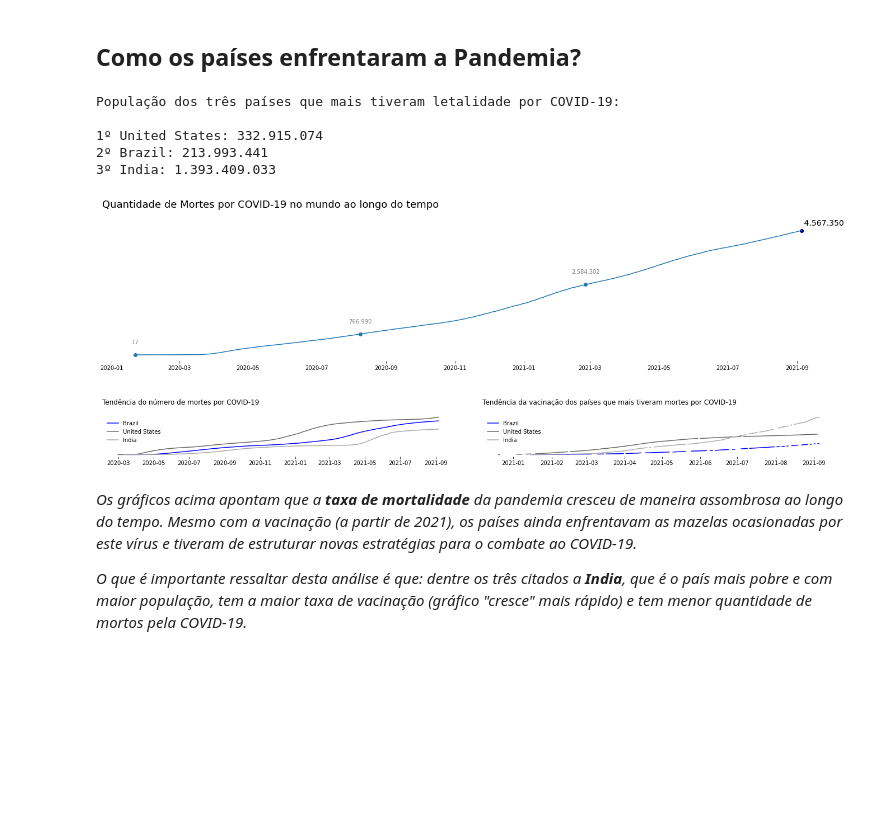
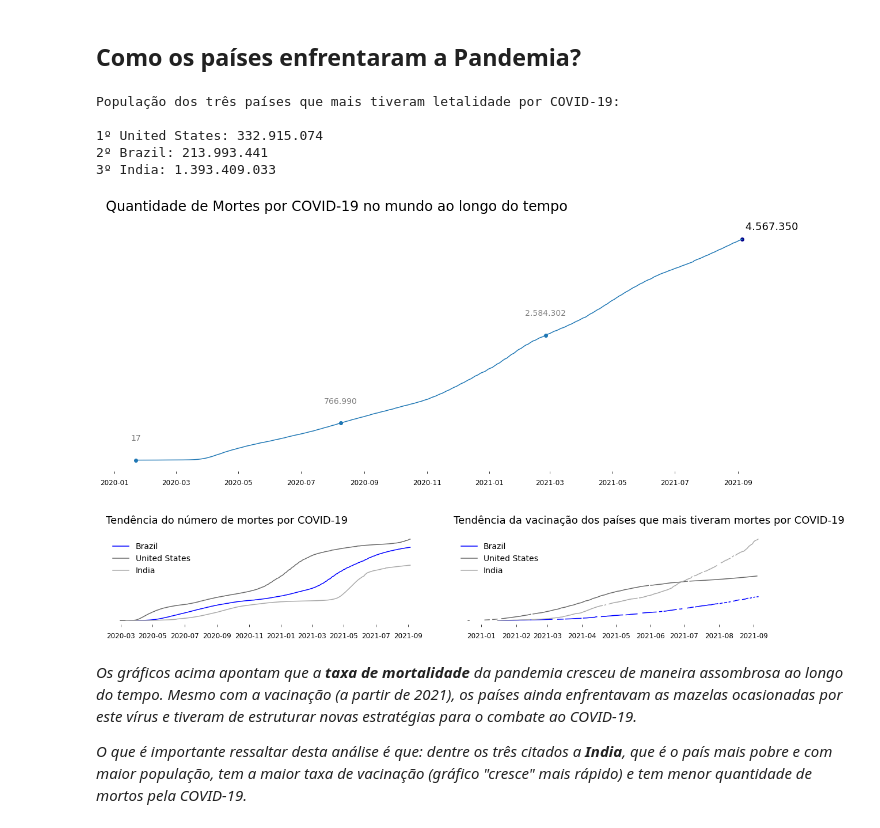
Before and after one commit to FerrazThales/Analysis_COVID_19, a Jupyter notebook: Panorama_da_COVID_19.ipynb, the cells around one changed output. Drawn from its saved outputs; the diff is of its cells as text; code cells hidden in the pictures; blank space fills up the shorter version.

```diff
--- a/Panorama_da_COVID_19.ipynb
+++ b/Panorama_da_COVID_19.ipynb
@@ -412,7 +417,7 @@ plt.tight_layout(pad=5.0);
 # %%
 #criando o figure e o ax no matplotlib e colocando-os em seus respectivos lugares
 gridsize=(3,2)
-fig = plt.figure(figsize=(20,8))
+fig = plt.figure(figsize=(20,12))
 
 #o ax1 irá ocupar o equivalente a 2 colunas e 2 linhas
 ax1 = plt.subplot2grid(gridsize, (0, 0), colspan=2, rowspan=2)
@@ -423,7 +428,8 @@ ax3 = plt.subplot2grid(gridsize, (2, 1))
 ax1.set_frame_on(False)
 ax1.yaxis.set_major_formatter(ticker.FormatStrFormatter('%d'))
 ax1.plot(df_covid.loc[df_covid.location == 'World','total_deaths']);
-ax1.set_title('Quantidade de Mortes por COVID-19 no mundo ao longo do tempo',loc='left',pad=30,fontdict={'fontsize':18})
+ax1.set_title('Quantidade de Mortes por COVID-19 no mundo ao longo do tempo',loc='left',pad=30,fontdict={'fontsize':24})
+ax1.tick_params(axis='x',labelsize=12,pad=10)
 
 #retirando o eixo y
 ax1.get_yaxis().set_visible(False)
@@ -436,51 +442,53 @@ ultimo_ponto = df_covid[df_covid.location == 'World'][['total_deaths','populatio
 ax1.scatter(pontos.index,pontos.values)
 
 for i in range(len(pontos.index)):
-      ax1.text(pontos.index[i],pontos.values[i] + 400000,'{:,}'.format(int(pontos.values[i])).replace(',','.'),ha='center',fontsize=10,color='grey')
+      ax1.text(pontos.index[i],pontos.values[i] + 400000,'{:,}'.format(int(pontos.values[i])).replace(',','.'),ha='center',fontsize=14,color='grey')
 
 
 ax1.scatter(ultimo_ponto.index,ultimo_ponto['total_deaths'],color='darkblue')
-ax1.text(ultimo_ponto.index,ultimo_ponto['total_deaths']+200000,s=' {:,}'.format(int(ultimo_ponto['total_deaths'][0])).replace(',','.'),fontsize=14)
+ax1.text(ultimo_ponto.index,ultimo_ponto['total_deaths']+200000,s=' {:,}'.format(int(ultimo_ponto['total_deaths'][0])).replace(',','.'),fontsize=18)
 
 
 #segundo gráfico
 ax2.set_frame_on(False)
-ax2.set_title('Tendência do número de mortes por COVID-19',loc='left',pad=20)
+ax2.set_title('Tendência do número de mortes por COVID-19',loc='left',pad=20,fontdict={'fontsize':18})
 ax2.plot(df_covid.loc[df_covid.location =='Brazil','total_deaths'],color='blue');
 ax2.plot(df_covid.loc[df_covid.location =='United States','total_deaths'],color='dimgrey');
 ax2.plot(df_covid.loc[df_covid.location =='India','total_deaths'],color='darkgrey');
-ax2.legend(['Brazil','United States','India'],frameon=False)
+ax2.legend(['Brazil','United States','India'],frameon=False,fontsize=14)
+ax2.tick_params(axis='x',labelsize=12,pad=10)
 
 #retirando o eixo y
 ax2.get_yaxis().set_visible(False)
 
 #terceiro gráfico
 ax3.set_frame_on(False)
 ax3.yaxis.set_major_formatter(ticker.FormatStrFormatter('%d'))
-ax3.set_title('Tendência da vacinação dos países que mais tiveram mortes por COVID-19',loc='left',pad=20)
+ax3.set_title('Tendência da vacinação dos países que mais tiveram mortes por COVID-19',loc='left',pad=20,fontdict={'fontsize':18})
 ax3.plot(df_covid.loc[df_covid.location =='Brazil','total_vaccinations'],color='blue');
 ax3.plot(df_covid.loc[df_covid.location =='United States','total_vaccinations'],color='dimgrey');
 ax3.plot(df_covid.loc[df_covid.location =='India','total_vaccinations'],color='darkgrey');
-ax3.legend(['Brazil','United States','India'],loc='upper left',frameon=False)
+ax3.legend(['Brazil','United States','India'],loc='upper left',frameon=False,fontsize=14)
+ax3.tick_params(axis='x',labelsize=12,pad=10)
 
 #retirando o eixo y
 ax3.get_yaxis().set_visible(False)
 
 #plotando os gráficos
 plt.tight_layout(pad=5.0);
 
 #População dos três países que mais tiveram letaldiade por covid-19:
 print('População dos três países que mais tiveram letalidade por COVID-19:\n')
 print('1º United States: {:,}'.format(int(df_covid.loc[df_covid.location =='United States']['population'][0])).replace(',','.'))
 print('2º Brazil: {:,}'.format(int(df_covid.loc[df_covid.location =='Brazil']['population'][0])).replace(',','.'))
 print('3º India: {:,}\n'.format(int(df_covid.loc[df_covid.location =='India']['population'][0])).replace(',','.'))
 # %% [output]
 População dos três países que mais tiveram letalidade por COVID-19:
 
 1º United States: 332.915.074
 2º Brazil: 213.993.441
 3º India: 1.393.409.033
-[figure, old version]
+[figure, new version]
 # %% [markdown]
 *Os gráficos acima apontam que a **taxa de mortalidade** da pandemia cresceu de maneira assombrosa ao longo do tempo. Mesmo com a vacinação (a partir de 2021), os países ainda enfrentavam as mazelas ocasionadas por este vírus e tiveram de estruturar novas estratégias para o combate ao COVID-19.*
 
```
Also changed, not shown: parts of 11 cells of this notebook.
